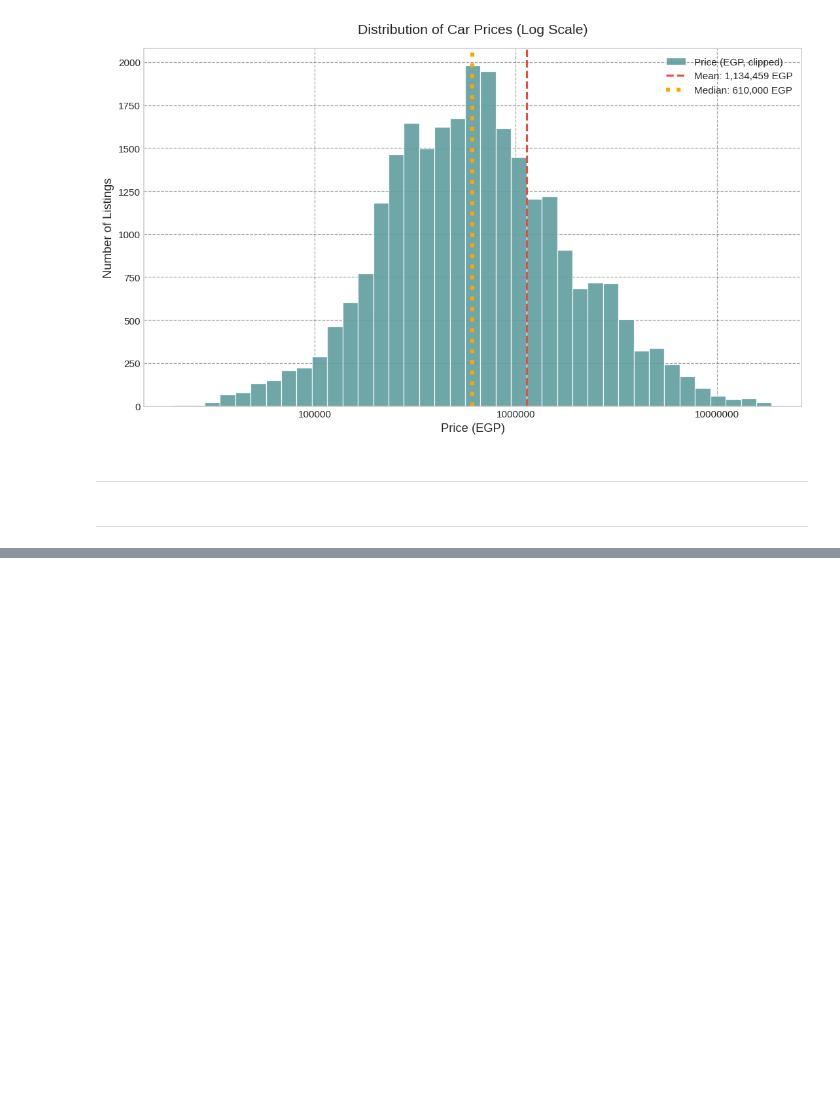
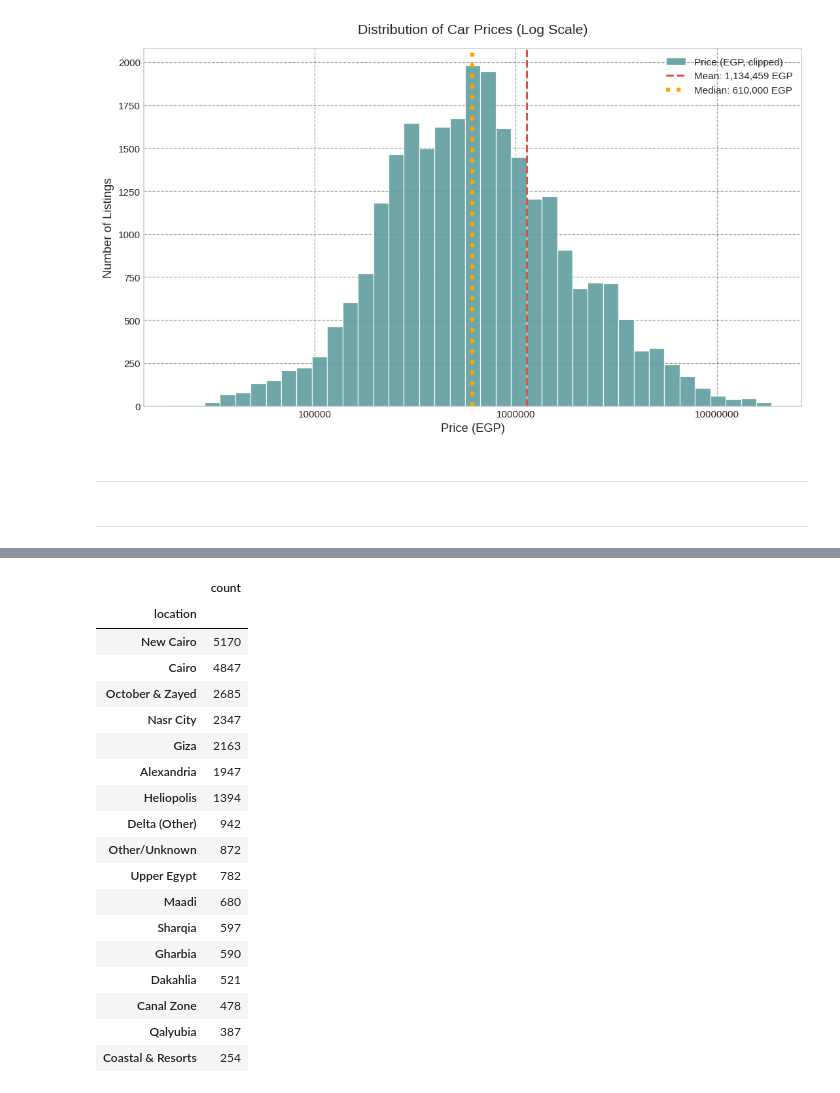
Before and after one commit to Mohamedemad456/GP, a Jupyter notebook: ml-service/notebooks/01_EDA_v1.ipynb, the cells around one changed output, grey strips where cells are left out. Cells and saved outputs as stored; diff of their text form; code cells hidden in the pictures; blank space fills up the shorter version.

Commit message:
EDA v1 Done, I still need drive insightful plots, Data cleaning almost done with the features that I have but I am tring to get more data

```diff
--- a/ml-service/notebooks/01_EDA_v1.ipynb
+++ b/ml-service/notebooks/01_EDA_v1.ipynb
@@ -1331,0 +1592,22 @@ data.head()
+# %%
+data['location'].value_counts().to_frame()
+# %% [output]
+|  | count |
+| location |  |
+| New Cairo | 5170 |
+| Cairo | 4847 |
+| October & Zayed | 2685 |
+| Nasr City | 2347 |
+| Giza | 2163 |
+| Alexandria | 1947 |
+| Heliopolis | 1394 |
+| Delta (Other) | 942 |
+| Other/Unknown | 872 |
+| Upper Egypt | 782 |
+| Maadi | 680 |
+| Sharqia | 597 |
+| Gharbia | 590 |
+| Dakahlia | 521 |
+| Canal Zone | 478 |
+| Qalyubia | 387 |
+| Coastal & Resorts | 254 |
```
Also changed, not shown: parts of 11 cells of this notebook, 4 other files.
